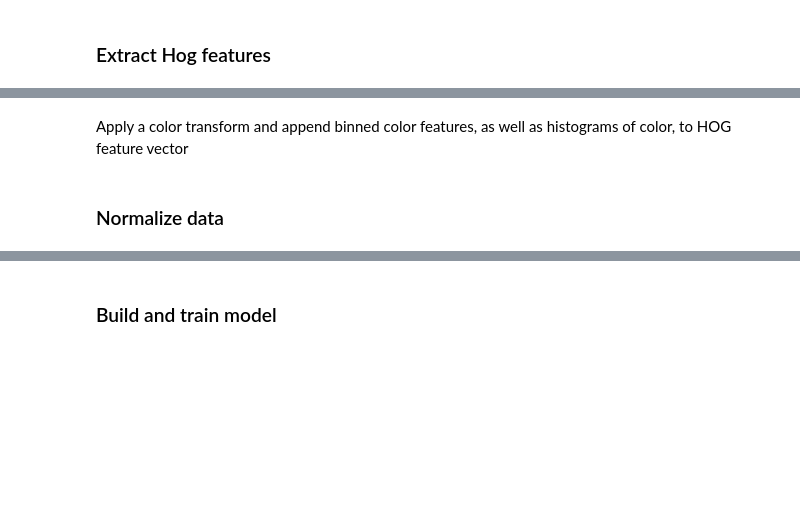
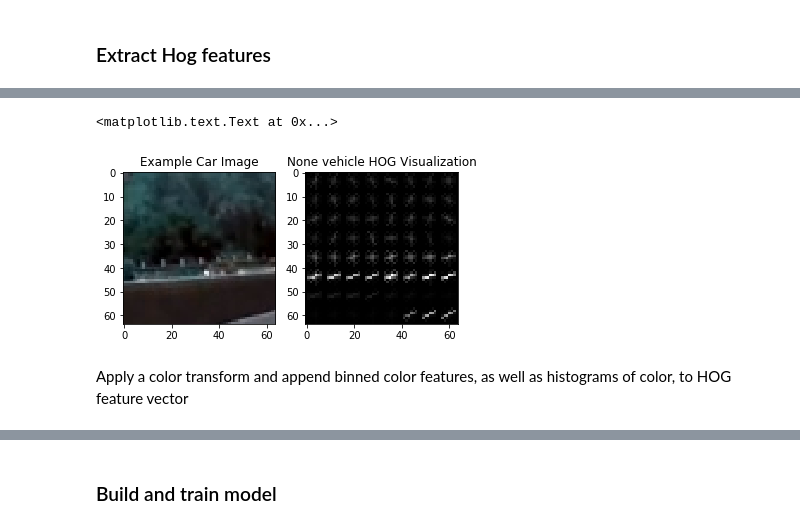
Before and after one commit to zezhou/CarND-Vehicle-Detection, a Jupyter notebook: p5.ipynb, the cells around one changed output, grey strips where cells are left out. Cells and saved outputs as stored; diff of their text form; code cells hidden in the pictures; blank space fills up the shorter version.

```diff
--- a/p5.ipynb
+++ b/p5.ipynb
@@ -24,0 +157,17 @@ def extract_HOG():
+# %%
+ind2 = np.random.randint(0, len(non_vehicles))
+image2 = non_vehicles[ind2]
+gray2 = cv2.cvtColor(image2, cv2.COLOR_BGR2GRAY)
+features2, hog_image2 = get_hog_features(gray2, orient,
+                        pix_per_cell, cell_per_block,
+                        vis=True, feature_vector=False)
+
+# Plot the examples
+fig = plt.figure()
+plt.subplot(121)
+plt.imshow(image2, cmap='gray')
+plt.title('Example Car Image')
+plt.subplot(122)
+plt.imshow(hog_image2, cmap='gray')
+plt.title('None vehicle HOG Visualization')
+# %% [output]
@@ -24,0 +176,2 @@ def extract_HOG():
+<matplotlib.text.Text at 0x...>
+[figure, added]
@@ -30,2 +186,0 @@ def data_augmention():
-# %% [markdown]
-### Normalize data
```
Also changed, not shown: parts of 50 cells of this notebook, 1 other file.
